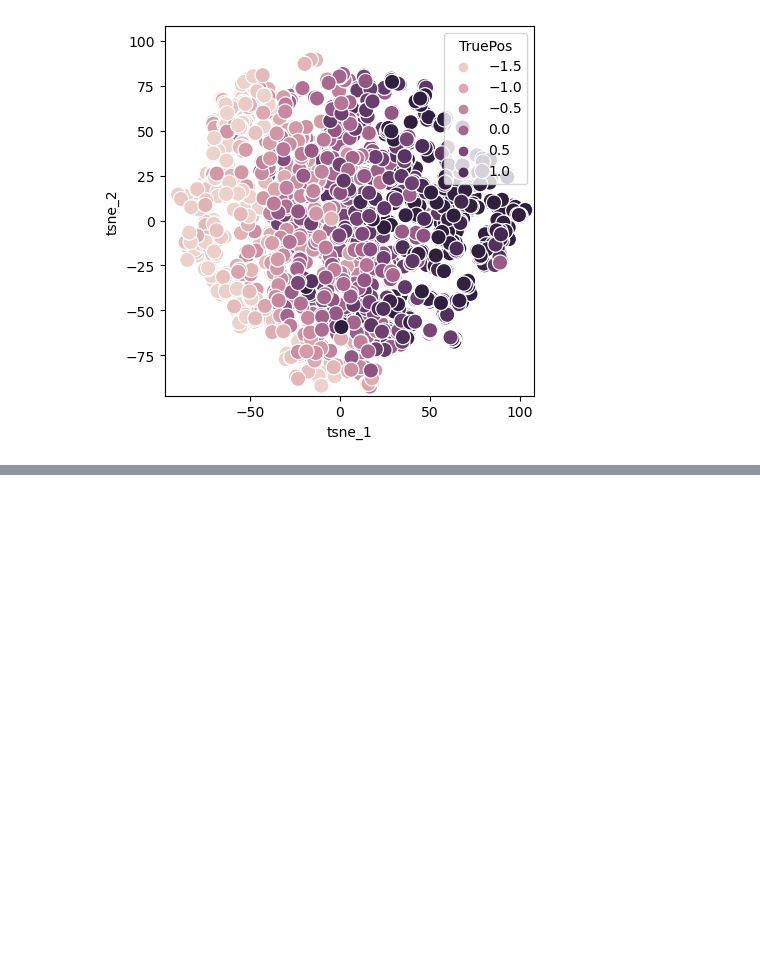
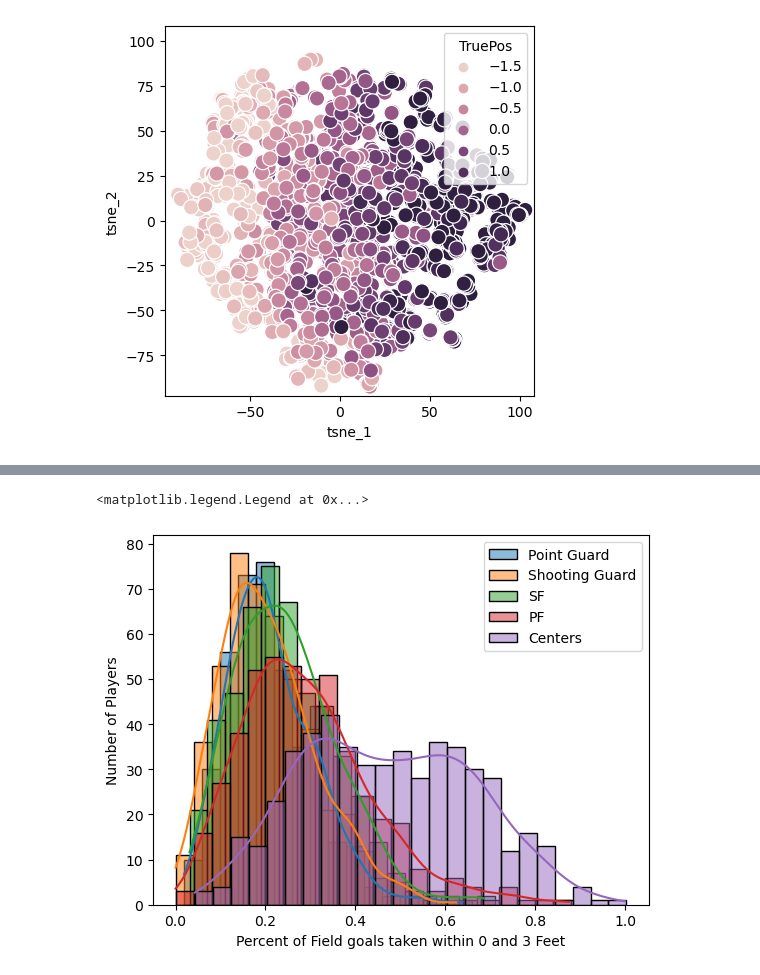
Before and after one commit to ofiore/BasketballClusteringCSE5825, a Jupyter notebook: Code/DataExploration.ipynb, the cells around one changed output, grey strips where cells are left out. Saved outputs shown, nothing was run; the diff lists cells and outputs as text; code cells hidden in the pictures; blank space fills up the shorter version.

Commit message:
Added player graphs

```diff
--- a/Code/DataExploration.ipynb
+++ b/Code/DataExploration.ipynb
@@ -141,0 +146,13 @@ Index(['3P', '3P%', 'ORB', 'DRB', 'AST', 'STL', 'BLK', 'PTS', 'Dist.',
+# %%
+fig, ax = plt.subplots()
+sns.histplot(data = pg, x = '0-3%FGA', bins = 20, binwidth = 0.04, alpha = 0.5, kde = True, label = 'Point Guard')
+sns.histplot(data = sg, x = '0-3%FGA', bins = 20, binwidth = 0.04, alpha = 0.5, kde = True, label = 'Shooting Guard')
+sns.histplot(data = sf, x = '0-3%FGA', bins = 20, binwidth = 0.04, alpha = 0.5, kde = True, label = 'SF')
+sns.histplot(data = pf, x = '0-3%FGA', bins = 20, binwidth = 0.04, alpha = 0.5, kde = True, label = 'PF')
+sns.histplot(data = c, x = '0-3%FGA', bins = 20, binwidth = 0.04, alpha = 0.5, kde = True, label = 'Centers')
+ax.set_xlabel("Percent of Field goals taken within 0 and 3 Feet")
+ax.set_ylabel("Number of Players")
+plt.legend()
+# %% [output]
+<matplotlib.legend.Legend at 0x...>
+[figure, added]
```
Also changed, not shown: parts of 5 cells of this notebook.
